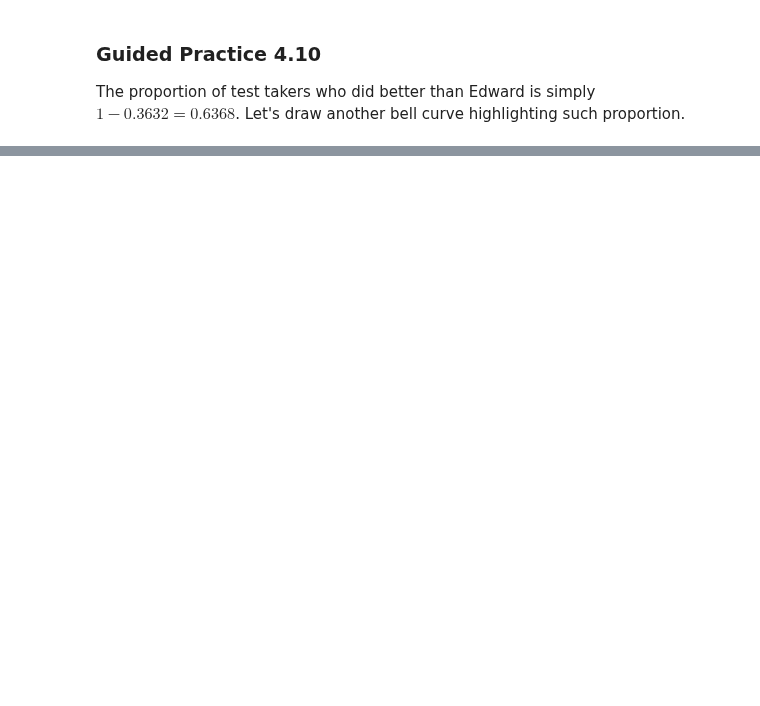
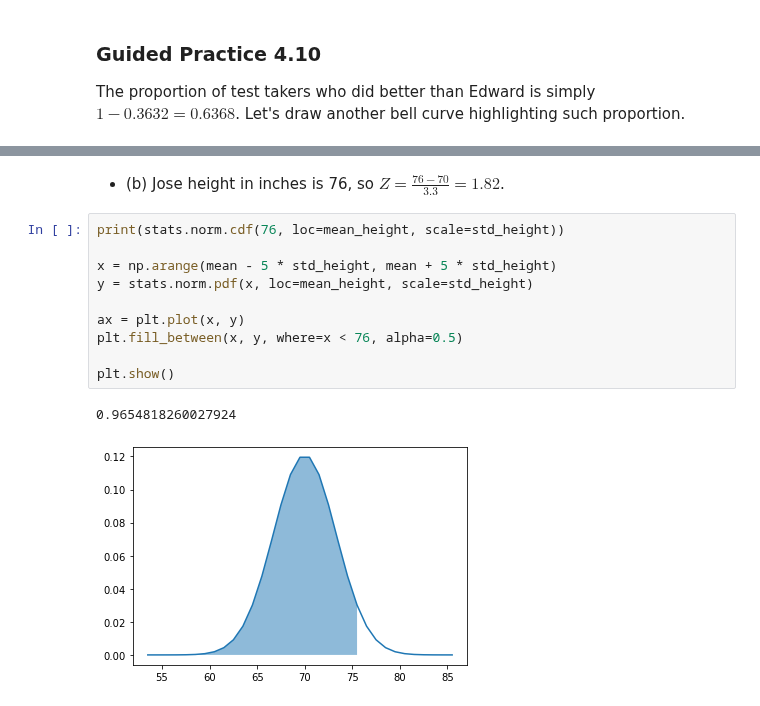
Before and after one commit to RiccardoMPesce/OpenIntro-Statistics-Excercises, a Jupyter notebook: chapter4/chapter4_walkthrough.ipynb, the cells around one changed output, grey strips where cells are left out. Cells and saved outputs as stored; diff of their text form; blank space fills up the shorter version.

```diff
--- a/chapter4/chapter4_walkthrough.ipynb
+++ b/chapter4/chapter4_walkthrough.ipynb
@@ -75,0 +130,15 @@ plt.show()
+# %% [markdown]
+* (b) Jose height in inches is 76, so $Z = \frac{76 - 70}{3.3} = 1.82$.
+# %%
+print(stats.norm.cdf(76, loc=mean_height, scale=std_height))
+
+x = np.arange(mean - 5 * std_height, mean + 5 * std_height)
+y = stats.norm.pdf(x, loc=mean_height, scale=std_height)
+
+ax = plt.plot(x, y)
+plt.fill_between(x, y, where=x < 76, alpha=0.5)
+
+plt.show()
+# %% [output]
+0.9654818260027924
+[figure, added]
```
Also changed, not shown: parts of 14 cells of this notebook.
